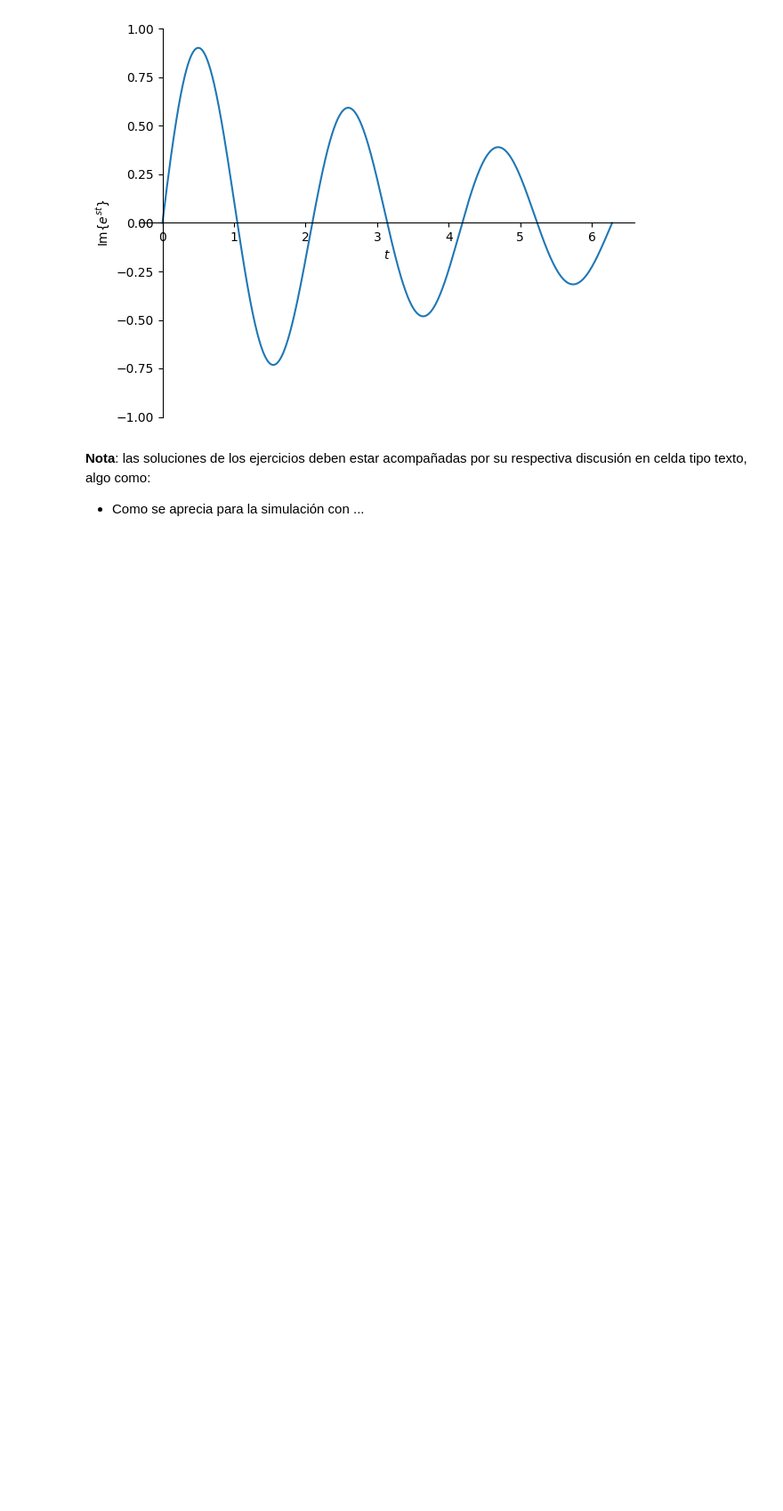
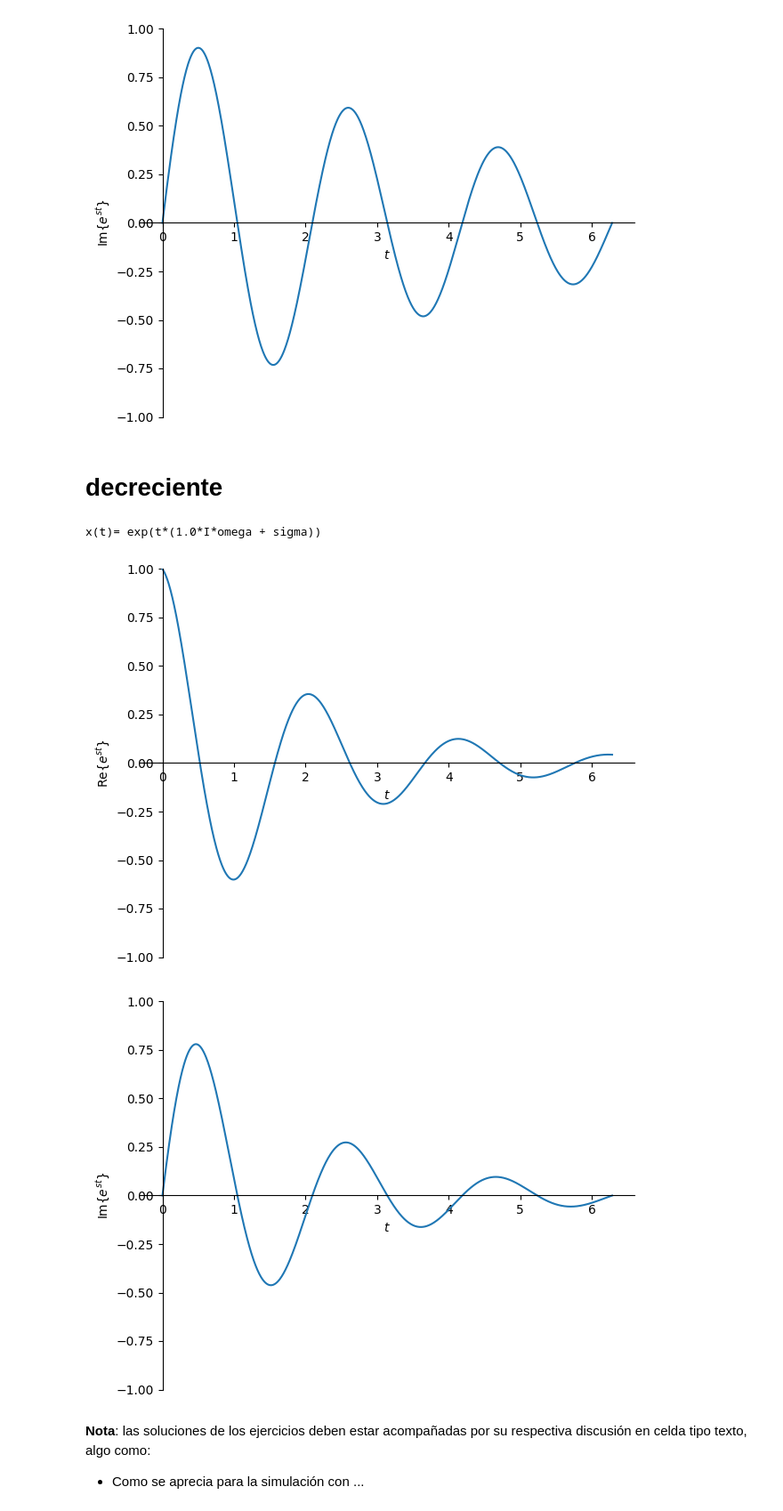
Before and after one commit to JERSONMALDONA/senales-y-sistemas, a Jupyter notebook: corte 1/Copia_de_S_estandar.ipynb, the cells around one changed output. Shown: that part at 89% size. Saved outputs shown, nothing was run; the diff lists cells and outputs as text; code cells hidden in the pictures; blank space fills up the shorter version.

```diff
--- a/corte 1/Copia_de_S_estandar.ipynb
+++ b/corte 1/Copia_de_S_estandar.ipynb
@@ -104,6 +141,19 @@ sym.plot(sym.im(y), (t, 0, 2*sym.pi), ylabel=r'Im{$e^{st}$}',ylim=[-1,1]);
 x(t)= exp(t*(1.0*I*omega + sigma))
 [figure]
 [figure]
+# %% [markdown]
+# decreciente
+# %%
+#ejemplo decreciente sigma < 0
+y = x.subs({omega: 3, sigma : -0.5})
+print(r'x(t)=',x)
+
+sym.plot(sym.re(y), (t, 0, 2*sym.pi), ylabel=r'Re{$e^{st}$}',ylim=[-1,1]) #r' indica al interprete una variable tipo string
+sym.plot(sym.im(y), (t, 0, 2*sym.pi), ylabel=r'Im{$e^{st}$}',ylim=[-1,1]);
+# %% [output]
+x(t)= exp(t*(1.0*I*omega + sigma))
+[figure, added]
+[figure, added]
 # %% [markdown]
 **Nota**: las soluciones de los ejercicios deben estar acompañadas por su respectiva discusión en celda tipo texto, algo como:
 
```
Also changed, not shown: parts of 5 cells of this notebook.
